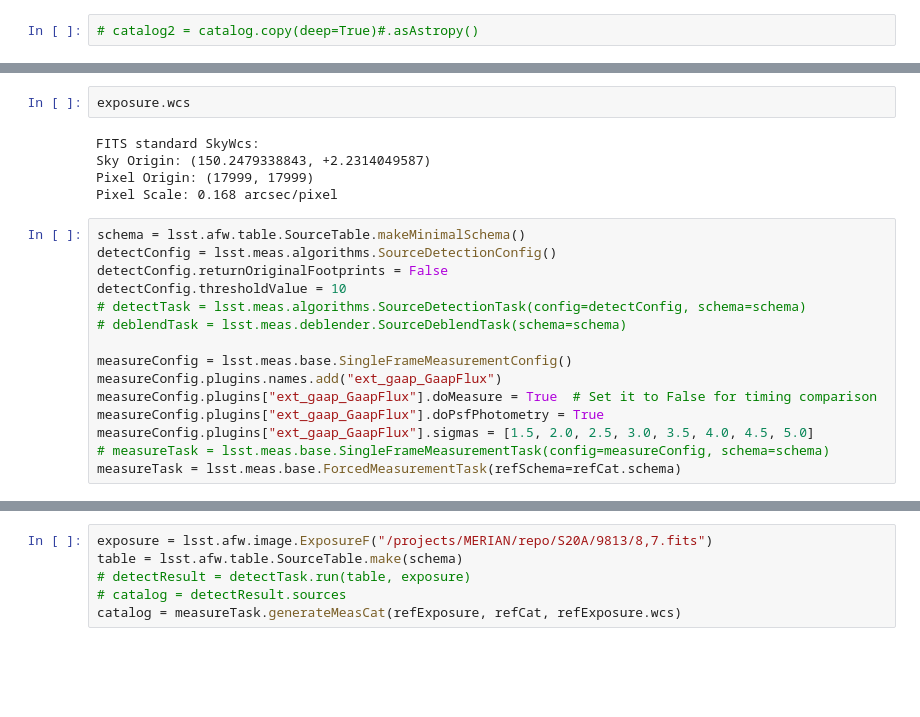
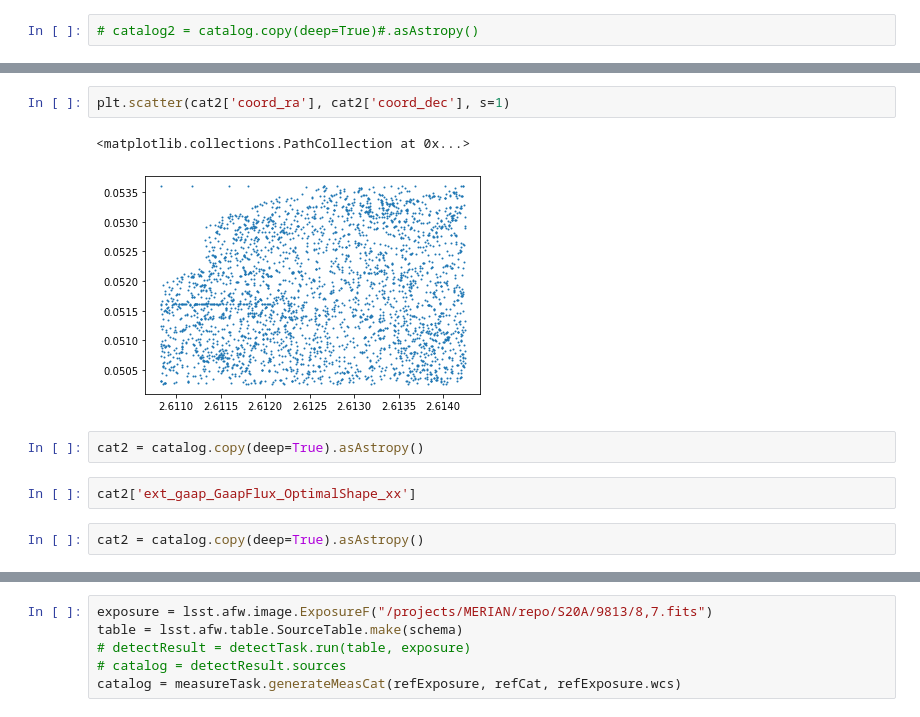
Before and after one commit to MerianSurvey/lambo, a Jupyter notebook: notebooks/hsc_gaap/hsc_indie_gaap.ipynb, the cells around one changed output, grey strips where cells are left out. Drawn from its saved outputs; the diff is of its cells as text; blank space fills up the shorter version.

```diff
--- a/notebooks/hsc_gaap/hsc_indie_gaap.ipynb
+++ b/notebooks/hsc_gaap/hsc_indie_gaap.ipynb
@@ -135,22 +134,11 @@ Pixel Scale: 0.168 arcsec/pixel
-# %%
-exposure.wcs
-# %% [output]
-FITS standard SkyWcs:
-Sky Origin: (150.2479338843, +2.2314049587)
-Pixel Origin: (17999, 17999)
-Pixel Scale: 0.168 arcsec/pixel
-# %%
-schema = lsst.afw.table.SourceTable.makeMinimalSchema()
-detectConfig = lsst.meas.algorithms.SourceDetectionConfig()
-detectConfig.returnOriginalFootprints = False
-detectConfig.thresholdValue = 10
-# detectTask = lsst.meas.algorithms.SourceDetectionTask(config=detectConfig, schema=schema)
-# deblendTask = lsst.meas.deblender.SourceDeblendTask(schema=schema)
-
-measureConfig = lsst.meas.base.SingleFrameMeasurementConfig()
-measureConfig.plugins.names.add("ext_gaap_GaapFlux")
-measureConfig.plugins["ext_gaap_GaapFlux"].doMeasure = True  # Set it to False for timing comparison
-measureConfig.plugins["ext_gaap_GaapFlux"].doPsfPhotometry = True
-measureConfig.plugins["ext_gaap_GaapFlux"].sigmas = [1.5, 2.0, 2.5, 3.0, 3.5, 4.0, 4.5, 5.0]
-# measureTask = lsst.meas.base.SingleFrameMeasurementTask(config=measureConfig, schema=schema)
-measureTask = lsst.meas.base.ForcedMeasurementTask(refSchema=refCat.schema)
+# %%
+plt.scatter(cat2['coord_ra'], cat2['coord_dec'], s=1)
+# %% [output]
+<matplotlib.collections.PathCollection at 0x...>
+[figure, added]
+# %%
+cat2 = catalog.copy(deep=True).asAstropy()
+# %%
+cat2['ext_gaap_GaapFlux_OptimalShape_xx']
+# %%
+cat2 = catalog.copy(deep=True).asAstropy()
```
Also changed, not shown: parts of 28 cells of this notebook, 2 other files.
